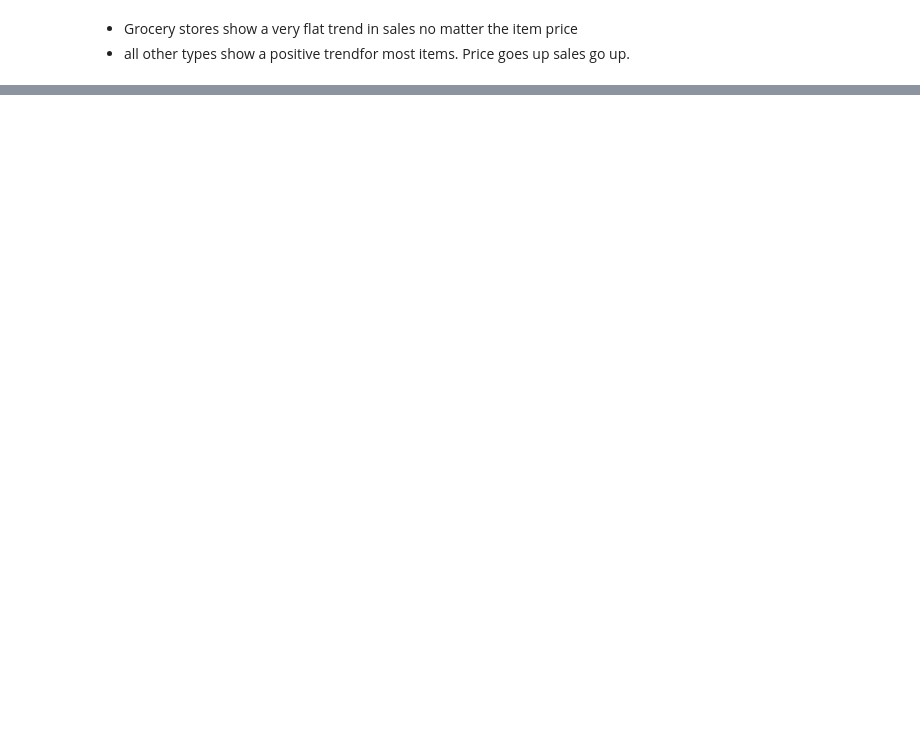
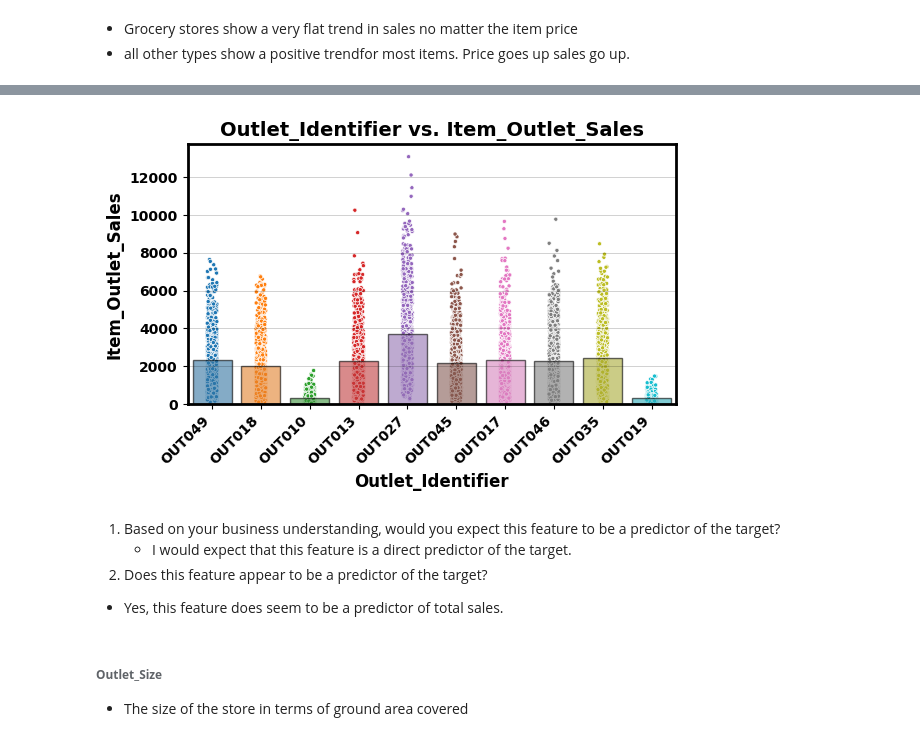
Before and after one commit to DJ-Adams/Prediction-of-Product-Sales, a Jupyter notebook: Prediction_of_Product_Sales.ipynb, the cells around one changed output, grey strips where cells are left out. Drawn from its saved outputs; the diff is of its cells as text; code cells hidden in the pictures; blank space fills up the shorter version.

```diff
--- a/Prediction_of_Product_Sales.ipynb
+++ b/Prediction_of_Product_Sales.ipynb
@@ -516,0 +958,5 @@ g= sns.lmplot(data=df, x="Item_MRP", y="Item_Outlet_Sales",
+# %%
+## Define a variable to identify the feature
+feature = 'Outlet_Identifier'
+# Call Univariate Categorical EDA function
+explore_categorical(df, feature);
@@ -516,0 +982,13 @@ g= sns.lmplot(data=df, x="Item_MRP", y="Item_Outlet_Sales",
+# %%
+## Call Multivariate Categorical EDA function
+plot_categorical_vs_target(df, feature);
+# %% [output]
+[figure, added]
+# %% [markdown]
+1. Based on your business understanding, would you expect this feature to be a predictor of the target?
+   - I would expect that this feature is  a direct predictor of the target.
+2. Does this feature appear to be a predictor of the target?
+  - Yes, this feature does seem to be a predictor of total sales.
+# %% [markdown]
+###### **Outlet_Size**
+- The size of the store in terms of ground area covered
```
Also changed, not shown: parts of 106 cells of this notebook.
